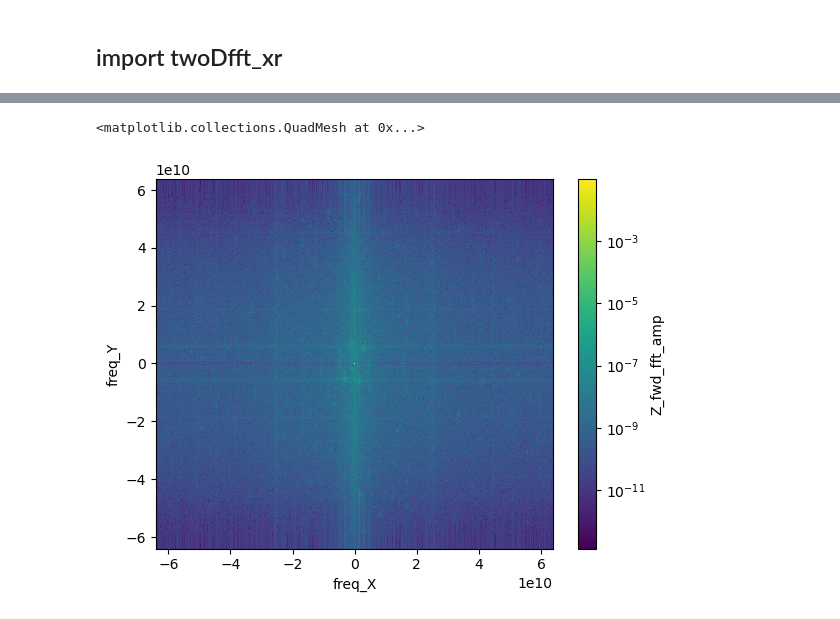
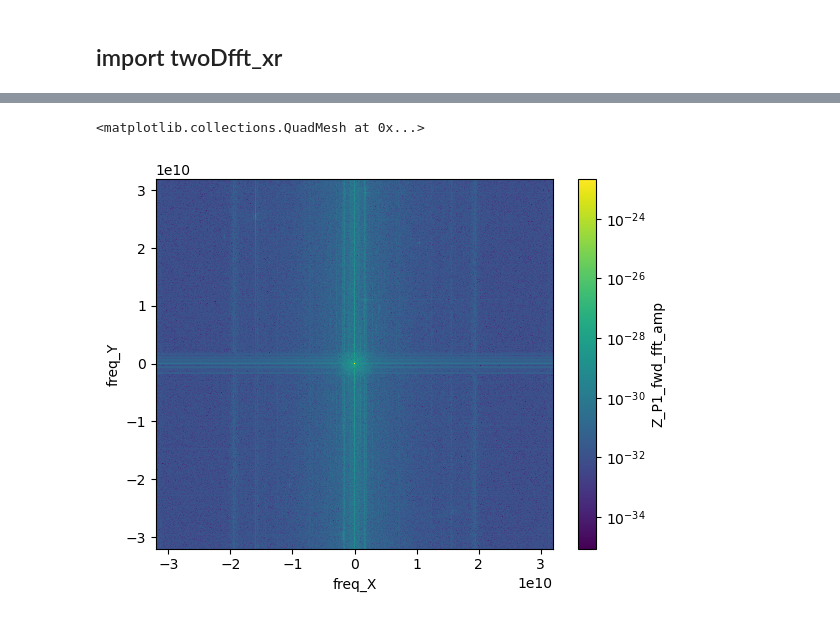
Before and after one commit to jewook-park/SPMpy_public, a Jupyter notebook: notebooks/quickstart_spmpy_v0_1.ipynb, the cells around one changed output, grey strips where cells are left out. Drawn from its saved outputs; the diff is of its cells as text; code cells hidden in the pictures.

```diff
--- a/notebooks/quickstart_spmpy_v0_1.ipynb
+++ b/notebooks/quickstart_spmpy_v0_1.ipynb
@@ -312,5 +315,6 @@ Name: file_name, Length: 90, dtype: object
 # Choose one file (edit as needed)
 sxm_name = file_list.iloc[0] if len(file_list) else None
 sxm_name = file_list.iloc[88] if len(file_list) else None
+sxm_name = file_list.iloc[48] if len(file_list) else None
 sxm_name
 # %% [output]
@@ -564,4 +550,5 @@ Data variables: (12/60)
 ds_sxm_1 = plateau_tilt_xr(plane_fit_xr (ds_sxm,
                                          method='y_fit',
                                          poly_order=3,overwrite=True),
+                           grad_sigma = 20,
                            overwrite=True)
@@ -758,6 +823,7 @@ ds_sxm_fft = twoDfft_xrft(ds_sxm_1)
 # %%
 from matplotlib.colors import LogNorm
-ds_sxm_fft.Z_fwd_fft_amp.plot(norm=LogNorm())
+#ds_sxm_fft.Z_fwd_fft_amp.plot(norm=LogNorm())
+ds_sxm_fft.Z_P1_fwd_fft_amp.plot(norm=LogNorm())
 # %% [output]
 <matplotlib.collections.QuadMesh at 0x...>
-[figure, old version]
+[figure, new version]
```
Also changed, not shown: parts of 63 cells of this notebook, 1 other file.
